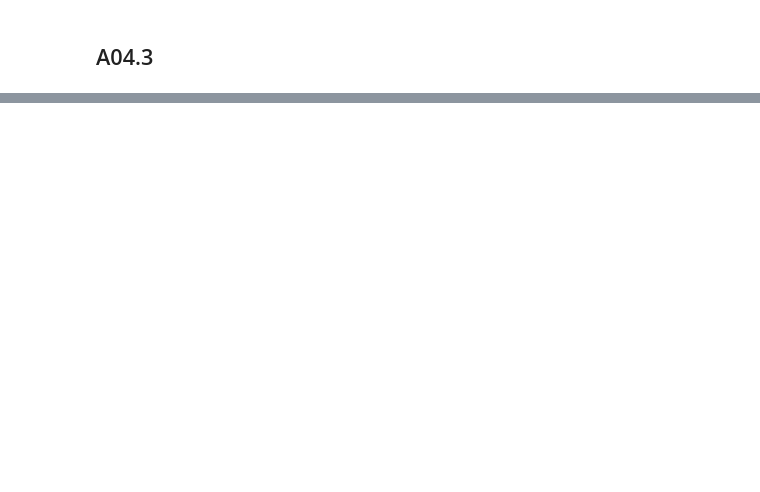
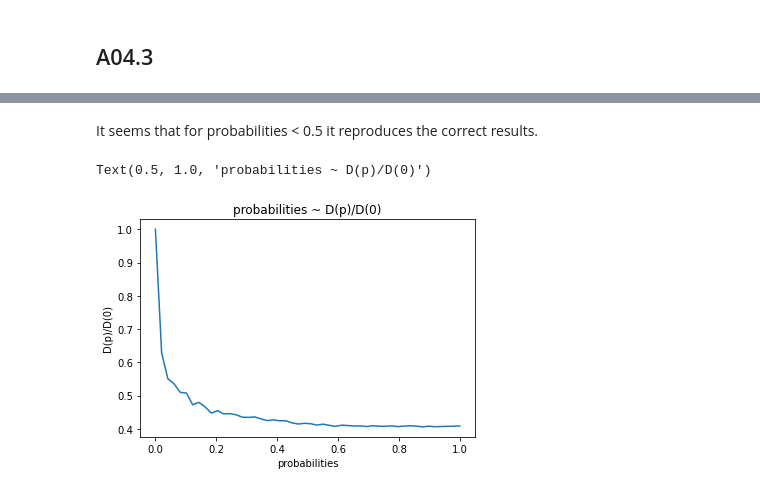
Before and after one commit to moerfii/network_science_uzh, a Jupyter notebook: assignment_4/excercise04.ipynb, the cells around one changed output, grey strips where cells are left out. Cells and saved outputs as stored; diff of their text form; code cells hidden in the pictures; blank space fills up the shorter version.

```diff
--- a/assignment_4/excercise04.ipynb
+++ b/assignment_4/excercise04.ipynb
@@ -167,0 +241,10 @@ n = 100
+# %% [markdown]
+It seems that for probabilities < 0.5 it reproduces the correct results.
+# %%
+plt.plot(probabilities, path_length)
+plt.xlabel("probabilities")
+plt.ylabel("D(p)/D(0)")
+plt.title("probabilities ~ D(p)/D(0)")
+# %% [output]
+Text(0.5, 1.0, 'probabilities ~ D(p)/D(0)')
+[figure, added]
```
Also changed, not shown: parts of 16 cells of this notebook.
